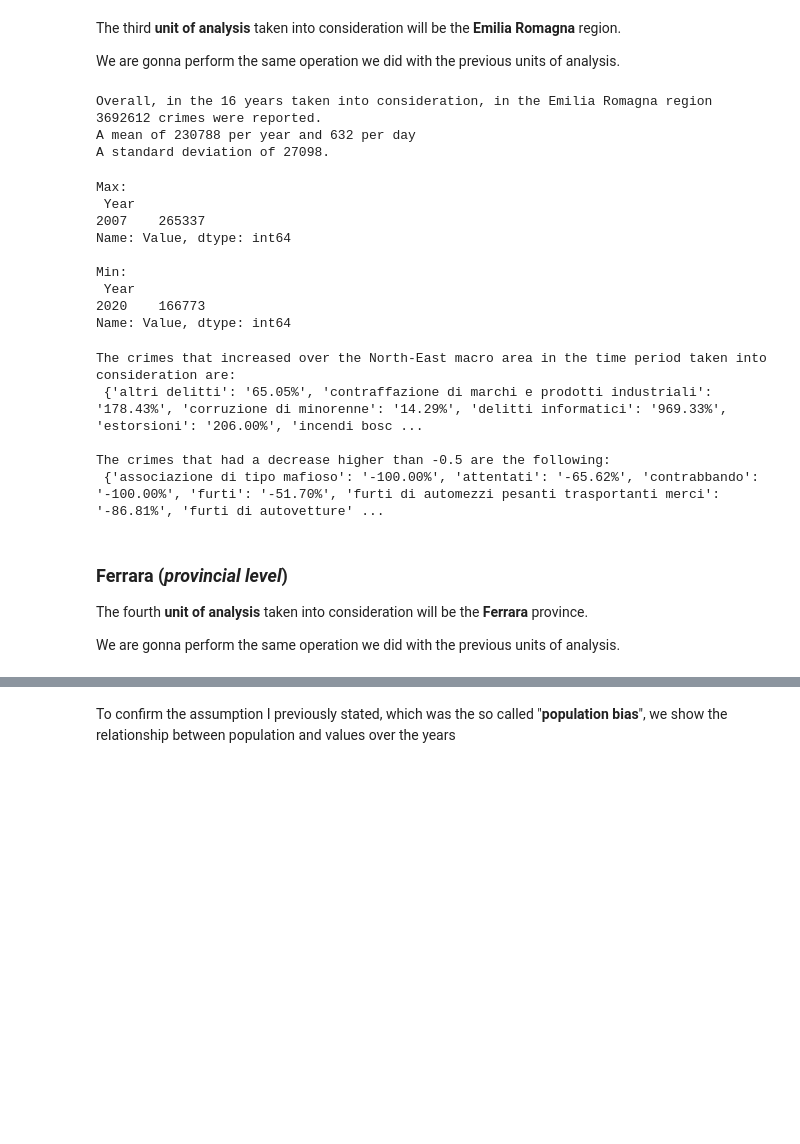
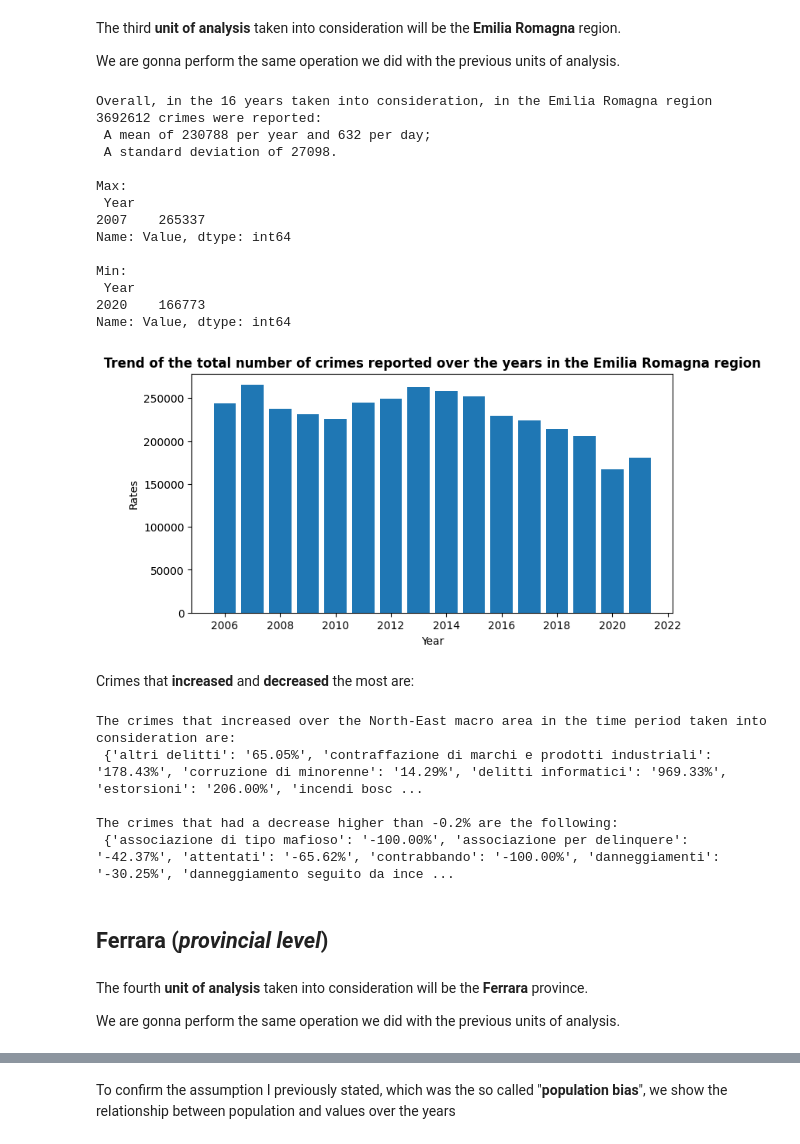
Before and after one commit to marcocolognesi/Crime-Rates-in-Italy-from-2006-to-2021, a Jupyter notebook: results.ipynb, the cells around one changed output, grey strips where cells are left out. Drawn from its saved outputs; the diff is of its cells as text; code cells hidden in the pictures; blank space fills up the shorter version.

```diff
--- a/results.ipynb
+++ b/results.ipynb
@@ -145,33 +158,41 @@ We are gonna perform the same operation we did with the previous units of analys
 # %%
 er_df = functions.get_region_df(df, region='Emilia-Romagna')
 er_total_values = er_df.loc[er_df['Crime'] == 'totale'].groupby(['Year']).sum(numeric_only=True)['Value']
 
 
-print(f"Overall, in the 16 years taken into consideration, in the Emilia Romagna region {sum(er_total_values)} crimes were reported.",
-        f"\nA mean of {round(sum(er_total_values)/len(er_total_values))} per year and {round((sum(er_total_values)/len(er_total_values) / 365))} per day",
-        f"\nA standard deviation of {round(np.std(er_total_values))}.")
+print(f"Overall, in the 16 years taken into consideration, in the Emilia Romagna region {sum(er_total_values)} crimes were reported:",
+        f"\n A mean of {round(sum(er_total_values)/len(er_total_values))} per year and {round((sum(er_total_values)/len(er_total_values) / 365))} per day;",
+        f"\n A standard deviation of {round(np.std(er_total_values))}.\n")
 
-px.bar(data_frame= er_total_values.reset_index(),
-       x = 'Year',
-       y = 'Value',
-       title= 'Trend of the total number of crimes reported over the years in the Emilia Romagna region')
+# Finding the year with the maximum crimes reported
+print('Max:\n', er_total_values[er_total_values == max(er_total_values)])
+
+# Finding the year with the minimum crimes reported
+print('\nMin:\n',er_total_values[er_total_values == min(er_total_values)])
+
+# Plotting
+f, ax = plt.subplots(figsize=(8,4))
+plt.bar(x = 'Year',
+        height = 'Value',
+        data = er_total_values.reset_index()
+        )
+ax.set_title('Trend of the total number of crimes reported over the years in the Emilia Romagna region', weight='bold')
+ax.ticklabel_format(axis = 'y', style = 'plain')
+ax.set_xlabel('Year')
+ax.set_ylabel('Rates')
+plt.show()
 # %% [output]
-Overall, in the 16 years taken into consideration, in the Emilia Romagna region 3692612 crimes were reported.
-A mean of 230788 per year and 632 per day
-A standard deviation of 27098.
+Overall, in the 16 years taken into consideration, in the Emilia Romagna region 3692612 crimes were reported:
+ A mean of 230788 per year and 632 per day;
+ A standard deviation of 27098.
+
+Max:
+ Year
+2007    265337
+Name: Value, dtype: int64
+
+Min:
+ Year
+2020    166773
+Name: Value, dtype: int64
+[figure, added]
-# %%
-# Finding the year with the maximum crimes reported
-print('Max:\n', er_total_values[er_total_values == max(er_total_values)])
-
-# Finding the year with the minimum crimes reported
-print('\nMin:\n',er_total_values[er_total_values == min(er_total_values)])
-# %% [output]
-Max:
- Year
-2007    265337
-Name: Value, dtype: int64
-
-Min:
- Year
-2020    166773
-Name: Value, dtype: int64
@@ -184,20 +199,23 @@ px.bar(data_frame= er_df.loc[er_df['Crime'] != 'totale'].groupby(['Crime', 'Year
+# %% [markdown]
+Crimes that **increased** and **decreased** the most are:
 # %%
 er_groupby_crime_year = er_df.groupby(['Crime', 'Year']).sum(numeric_only=True)['Value'].reset_index()
 
 increasing_rates_er = functions.find_increasing_rates(er_groupby_crime_year)
 print('The crimes that increased over the North-East macro area in the time period taken into consideration are: \n', increasing_rates_er)
 
-threshold = -0.50
+threshold = -0.20
 decreasing_rates_er = functions.find_decreasing_rates(er_groupby_crime_year, threshold= threshold)
-print(f"\nThe crimes that had a decrease higher than {threshold} are the following: \n", decreasing_rates_er)
+print(f"\nThe crimes that had a decrease higher than {threshold}% are the following: \n", decreasing_rates_er)
 # %% [output]
 The crimes that increased over the North-East macro area in the time period taken into consideration are:
  {'altri delitti': '65.05%', 'contraffazione di marchi e prodotti industriali': '178.43%', 'corruzione di minorenne': '14.29%', 'delitti informatici': '969.33%', 'estorsioni': '206.00%', 'incendi bosc ...
 
-The crimes that had a decrease higher than -0.5 are the following:
- {'associazione di tipo mafioso': '-100.00%', 'attentati': '-65.62%', 'contrabbando': '-100.00%', 'furti': '-51.70%', 'furti di automezzi pesanti trasportanti merci': '-86.81%', 'furti di autovetture' ...
+The crimes that had a decrease higher than -0.2% are the following:
+ {'associazione di tipo mafioso': '-100.00%', 'associazione per delinquere': '-42.37%', 'attentati': '-65.62%', 'contrabbando': '-100.00%', 'danneggiamenti': '-30.25%', 'danneggiamento seguito da ince ...
+# %% [markdown]
+## **Ferrara** (*provincial level*)
 # %% [markdown]
-### Ferrara (*provincial level*)
 The fourth **unit of analysis** taken into consideration will be the **Ferrara** province.
 
 We are gonna perform the same operation we did with the previous units of analysis.
```
Also changed, not shown: parts of 23 cells of this notebook.
